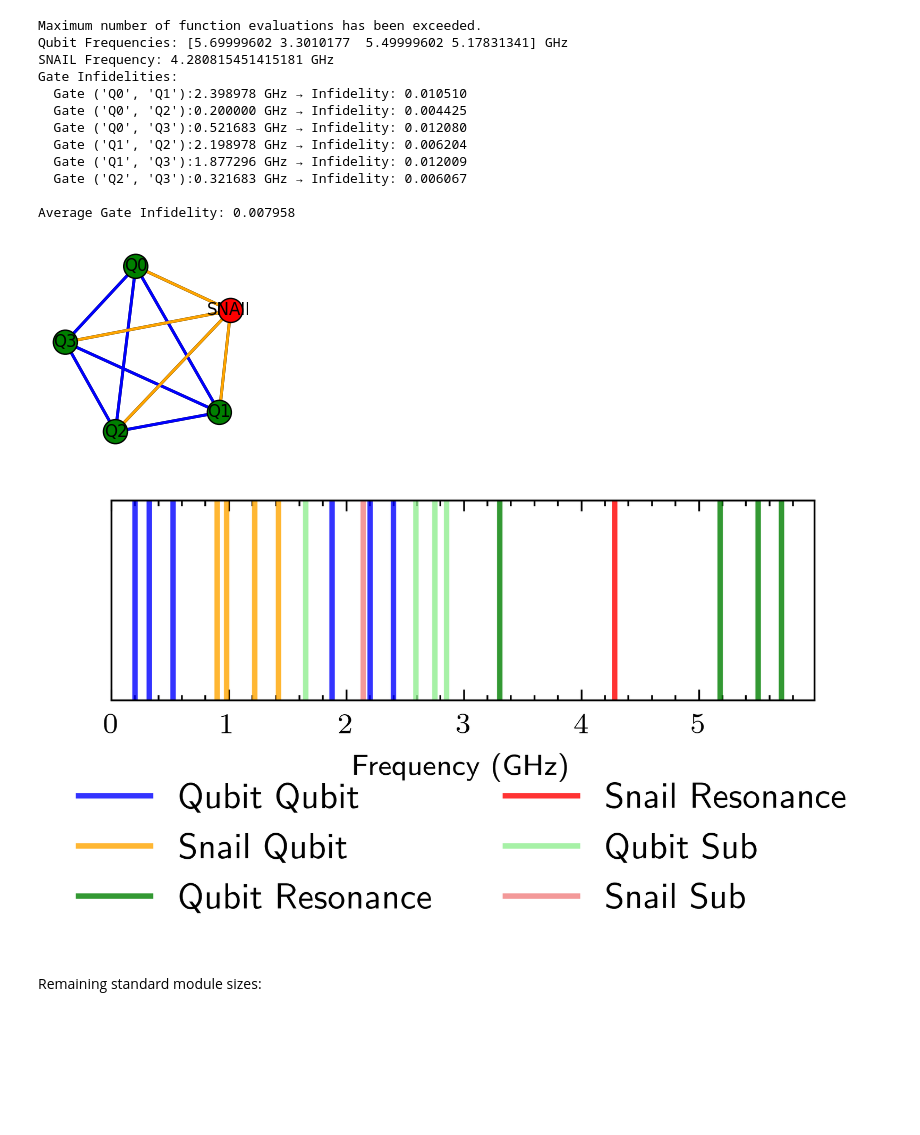
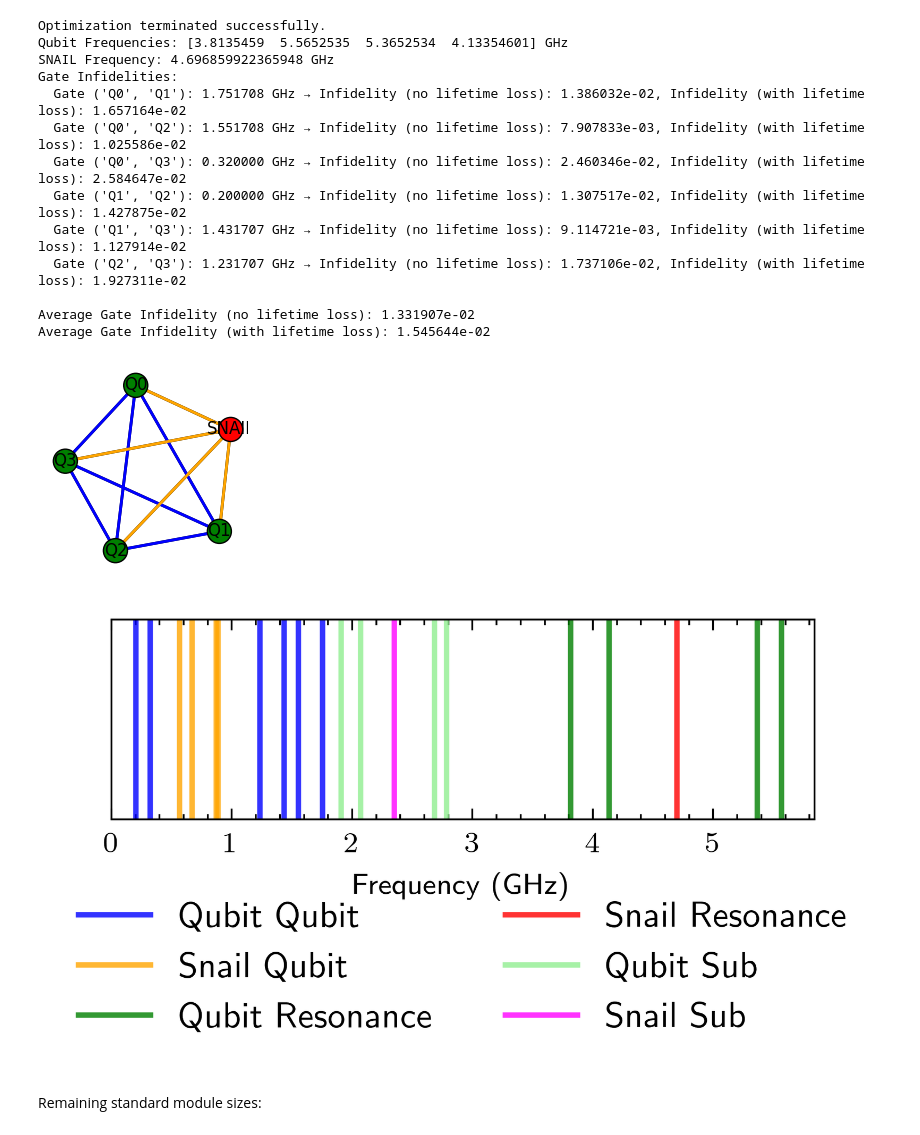
Before and after one commit to PITT-HATLAB/corral_crowding, a Jupyter notebook: src/notebooks/07_numerics.ipynb, the cells around one changed output. Drawn from its saved outputs; the diff is of its cells as text; code cells hidden in the pictures; blank space fills up the shorter version.

Commit message:
feat: updated numerics with snail subharmonic cost

```diff
--- a/src/notebooks/07_numerics.ipynb
+++ b/src/notebooks/07_numerics.ipynb
@@ -42,31 +48,33 @@ Average Gate Infidelity: 0.079136
 # %%
 module = QuantumModuleGraph(num_qubits=4)
 optimizer = GateFidelityOptimizer(
     module,
     min_bare_space_ghz=0.2,
     lambdaq=0.08,
     eta=1.8,
     g3=60e6,
     qubit_bounds=(3.3, 5.7),
     snail_bounds=(4.2, 4.7),
+    use_lifetime=True,
 )
 opt_frequencies, opt_cost = optimizer.optimize_frequencies()
 optimizer.report_results()
 # %% [output]
-Maximum number of function evaluations has been exceeded.
-Qubit Frequencies: [5.69999602 3.3010177  5.49999602 5.17831341] GHz
-SNAIL Frequency: 4.280815451415181 GHz
+Optimization terminated successfully.
+Qubit Frequencies: [3.8135459  5.5652535  5.3652534  4.13354601] GHz
+SNAIL Frequency: 4.696859922365948 GHz
 Gate Infidelities:
-  Gate ('Q0', 'Q1'):2.398978 GHz → Infidelity: 0.010510
-  Gate ('Q0', 'Q2'):0.200000 GHz → Infidelity: 0.004425
-  Gate ('Q0', 'Q3'):0.521683 GHz → Infidelity: 0.012080
-  Gate ('Q1', 'Q2'):2.198978 GHz → Infidelity: 0.006204
-  Gate ('Q1', 'Q3'):1.877296 GHz → Infidelity: 0.012009
-  Gate ('Q2', 'Q3'):0.321683 GHz → Infidelity: 0.006067
+  Gate ('Q0', 'Q1'): 1.751708 GHz → Infidelity (no lifetime loss): 1.386032e-02, Infidelity (with lifetime loss): 1.657164e-02
+  Gate ('Q0', 'Q2'): 1.551708 GHz → Infidelity (no lifetime loss): 7.907833e-03, Infidelity (with lifetime loss): 1.025586e-02
+  Gate ('Q0', 'Q3'): 0.320000 GHz → Infidelity (no lifetime loss): 2.460346e-02, Infidelity (with lifetime loss): 2.584647e-02
+  Gate ('Q1', 'Q2'): 0.200000 GHz → Infidelity (no lifetime loss): 1.307517e-02, Infidelity (with lifetime loss): 1.427875e-02
+  Gate ('Q1', 'Q3'): 1.431707 GHz → Infidelity (no lifetime loss): 9.114721e-03, Infidelity (with lifetime loss): 1.127914e-02
+  Gate ('Q2', 'Q3'): 1.231707 GHz → Infidelity (no lifetime loss): 1.737106e-02, Infidelity (with lifetime loss): 1.927311e-02
 
-Average Gate Infidelity: 0.007958
+Average Gate Infidelity (no lifetime loss): 1.331907e-02
+Average Gate Infidelity (with lifetime loss): 1.545644e-02
 [figure]
-[figure, old version]
+[figure, new version]
 # %% [markdown]
 Remaining standard module sizes:
 # %%
```
Also changed, not shown: parts of 2 cells of this notebook, 5 other files.
